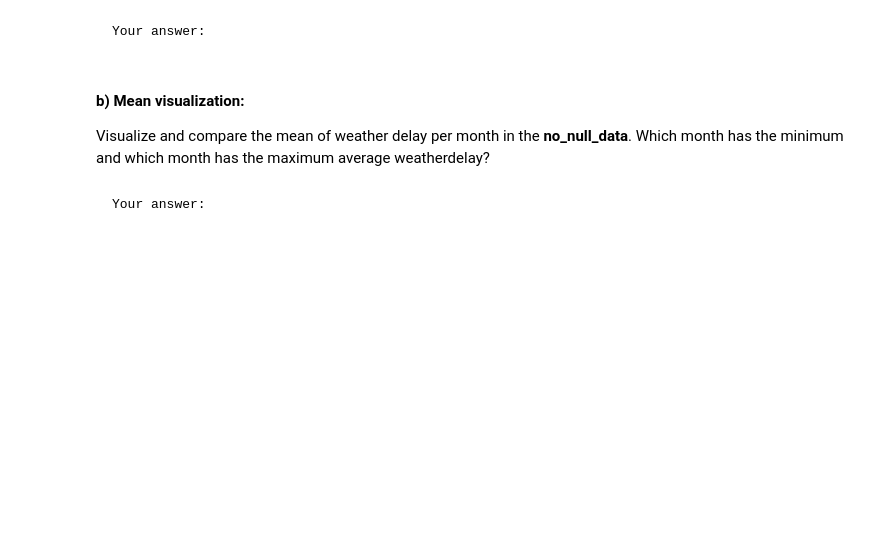
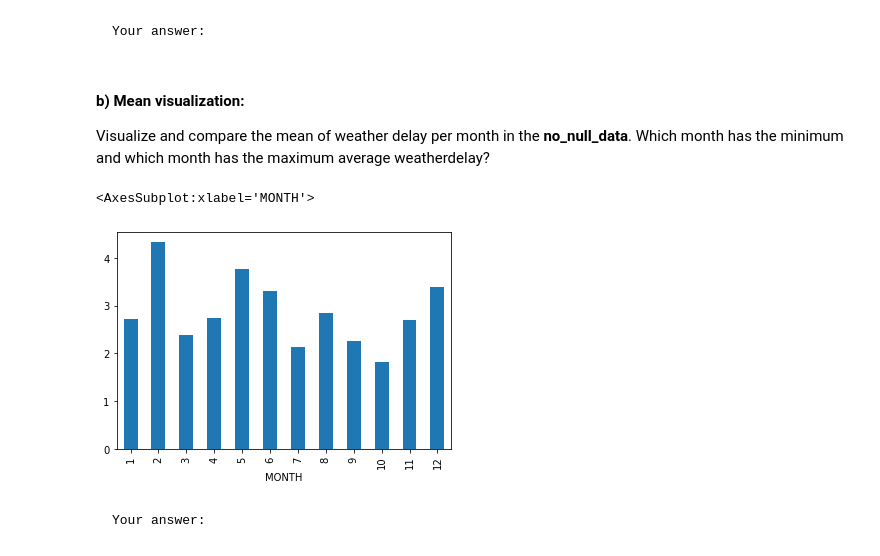
Before and after one commit to LD-devel/IDS-1, a Jupyter notebook: assignment_part1.ipynb, the cells around one changed output. Cells and saved outputs as stored; diff of their text form; code cells hidden in the pictures; blank space fills up the shorter version.

```diff
--- a/assignment_part1.ipynb
+++ b/assignment_part1.ipynb
@@ -120,3 +198,8 @@ Visualize and compare the mean of weather delay per month in the <b>no_null_data
+# %%
+no_null_data.groupby(by=["MONTH"])["WEATHER_DELAY"].mean().plot(kind="bar")
+# %% [output]
+<AxesSubplot:xlabel='MONTH'>
+[figure, added]
 # %% [markdown]
     Your answer:
 # %% [markdown]
```
Also changed, not shown: parts of 16 cells of this notebook.
